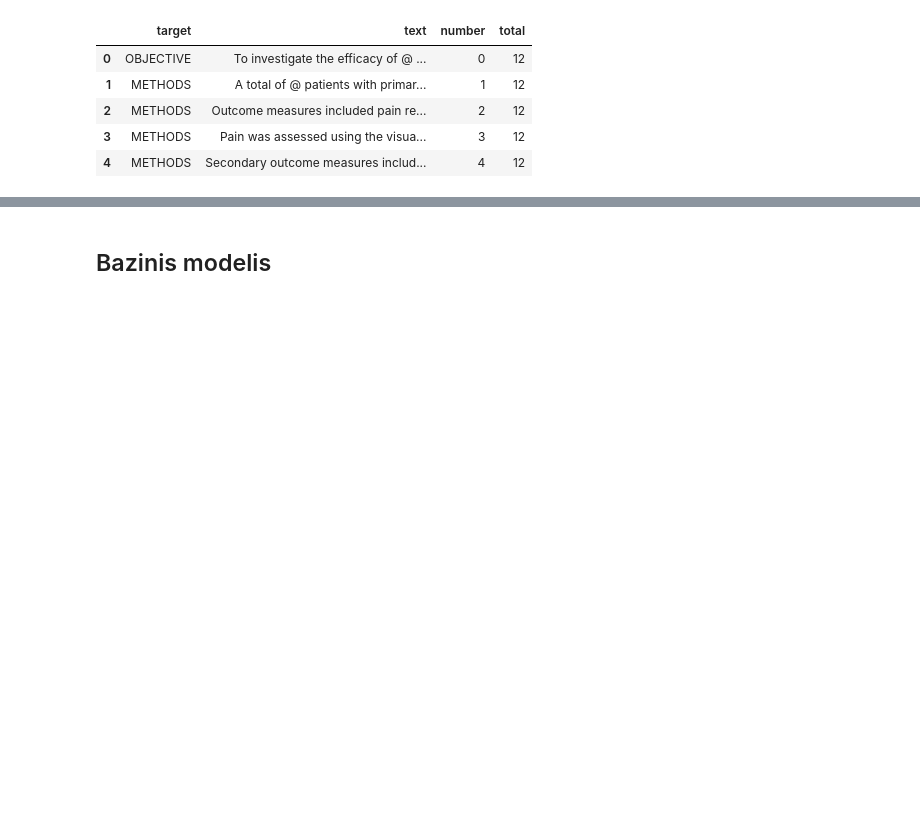
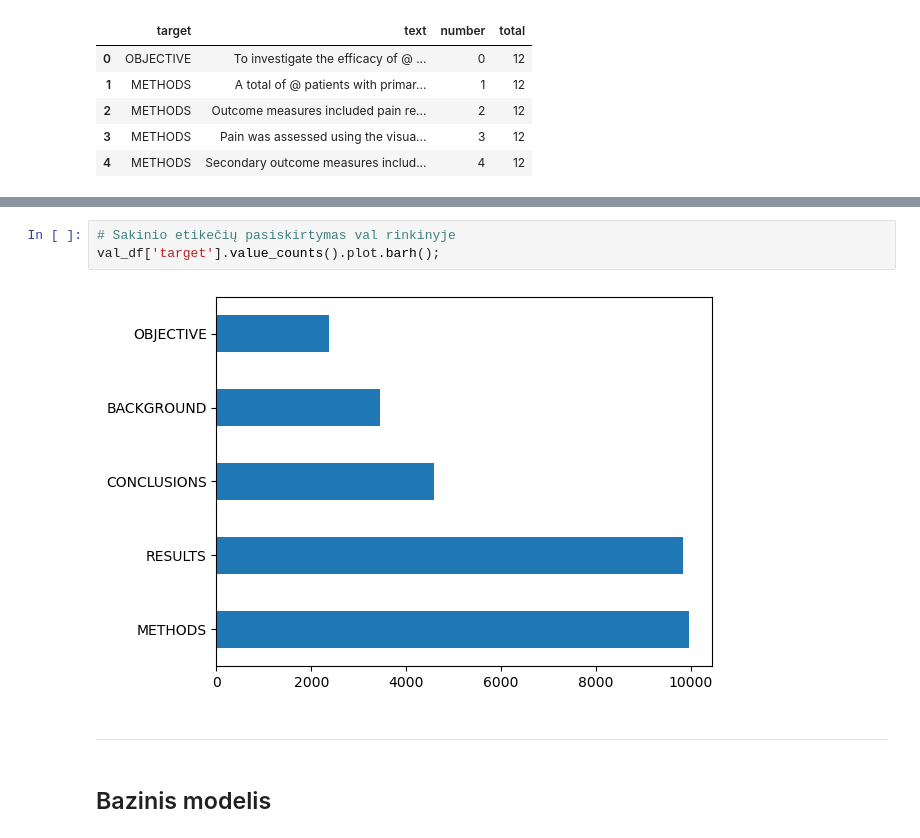
Before and after one commit to gisora/ptu8-final-project, a Jupyter notebook: nuosekliu_sakiniu_klasifikavimas.ipynb, the cells around one changed output, grey strips where cells are left out. Saved outputs shown, nothing was run; the diff lists cells and outputs as text; blank space fills up the shorter version.

```diff
--- a/nuosekliu_sakiniu_klasifikavimas.ipynb
+++ b/nuosekliu_sakiniu_klasifikavimas.ipynb
@@ -235,2 +271,9 @@ train_df.head()
+# %%
+# Sakinio etikečių pasiskirtymas val rinkinyje
+val_df['target'].value_counts().plot.barh();
+# %% [output]
+[figure, added]
+# %% [markdown]
+---
 # %% [markdown]
 ## Bazinis modelis
```
Also changed, not shown: parts of 11 cells of this notebook.
